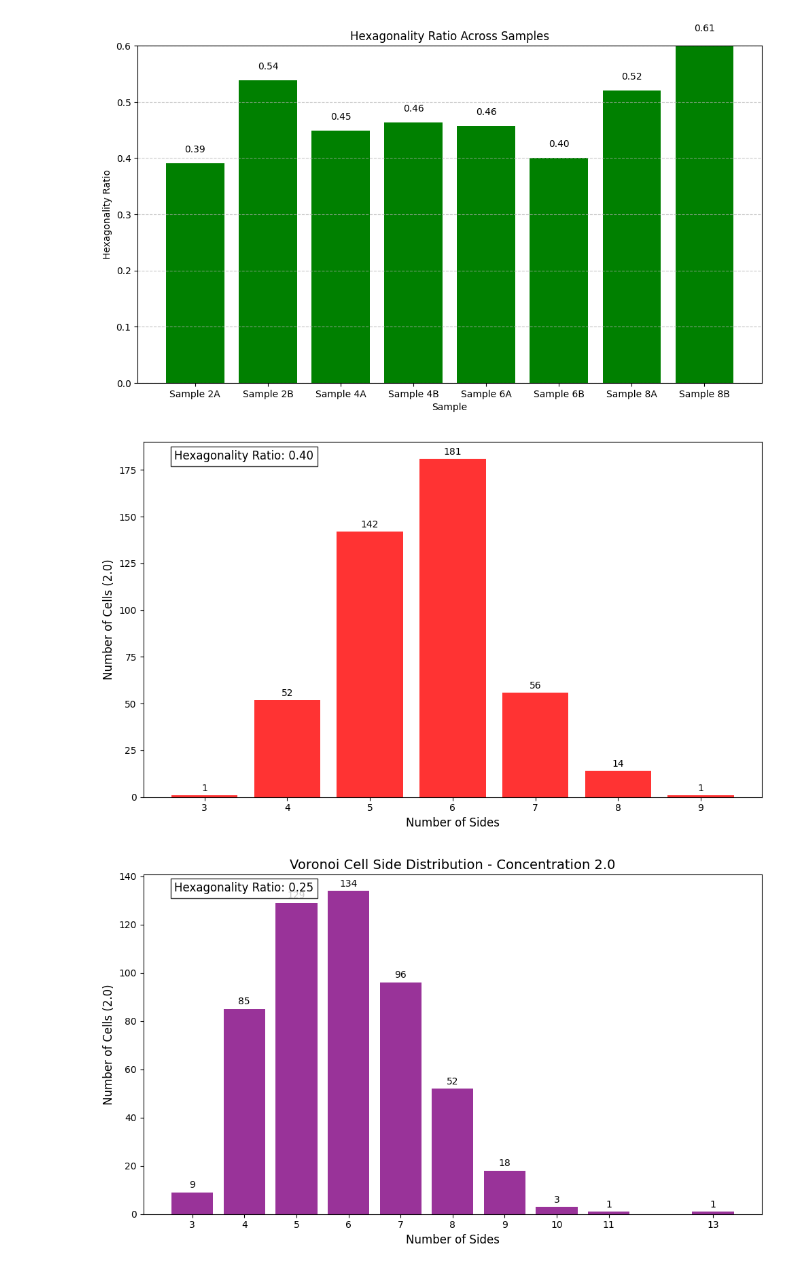
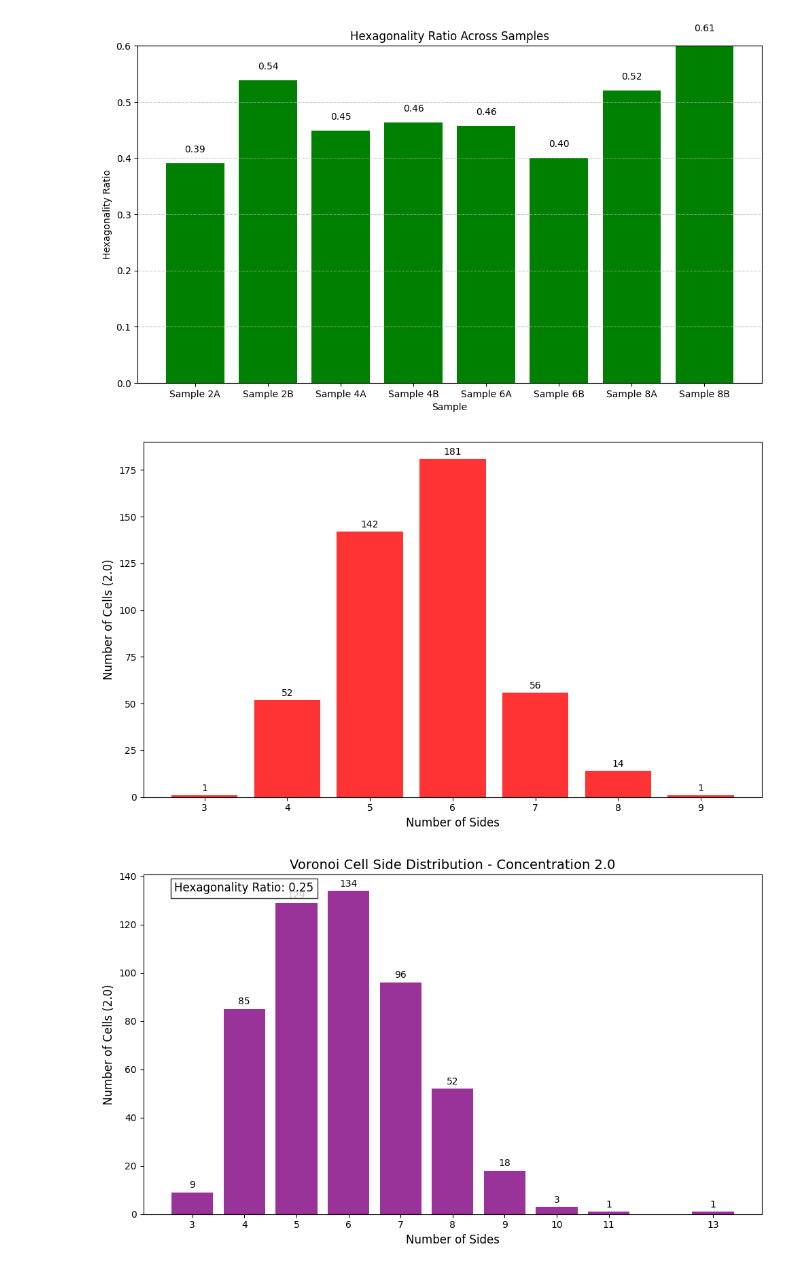
Before and after one commit to lemontang3/Python_Physics, a Jupyter notebook: graphs.ipynb, the cells around one changed output. Cells and saved outputs as stored; diff of their text form; code cells hidden in the pictures.

```diff
--- a/graphs.ipynb
+++ b/graphs.ipynb
@@ -675,38 +675,38 @@ for name, data_str in sample_strings.items():
 # Get all possible side counts
 all_sides = set()
 for result in individual_results.values():
     all_sides.update(result.keys())
 all_sides = sorted(all_sides)
 
 # Calculate the overall totals for all samples combined
 total_by_sides = {}
 for side in all_sides:
     total_by_sides[side] = sum(individual_results[name].get(side, 0) for name in individual_results.keys())
 
 # Create a summary bar chart for all samples combined (only the last plot)
 plt.figure(figsize=(10, 6))
 plt.bar(total_by_sides.keys(), total_by_sides.values(), color='red', alpha=0.8)
 plt.xlabel('Number of Sides', fontsize=12)
 plt.ylabel('Number of Cells (2.0)', fontsize=12)
 plt.xticks(list(total_by_sides.keys()))
 
 # Add text labels above each bar
 for x, y in total_by_sides.items():
     plt.text(x, y + 1, str(y), ha='center', va='bottom')
 
 # Calculate and display the overall hexagonality ratio
 total_cells = sum(total_by_sides.values())
 hexagonal_cells = total_by_sides.get(6, 0)
 overall_hexagonality = hexagonal_cells / total_cells if total_cells > 0 else 0
-plt.text(0.05, 0.95, f'Hexagonality Ratio: {overall_hexagonality:.2f}',
-             transform=plt.gca().transAxes, fontsize=12,
-             bbox=dict(facecolor='white', alpha=0.8))
+# plt.text(0.05, 0.95, f'Hexagonality Ratio: {overall_hexagonality:.2f}',
+#              transform=plt.gca().transAxes, fontsize=12,
+#              bbox=dict(facecolor='white', alpha=0.8))
 os.makedirs("plots", exist_ok=True)
-plt.savefig(f"plots/{"hello"}.png", dpi=300)
+plt.savefig(f"plots/{"2"}.png", dpi=300)
 plt.tight_layout()
 plt.show()
 # %% [output]
-[figure, old version]
+[figure, new version]
 # %%
 import numpy as np
 import os
```
Also changed, not shown: 6 other files.
